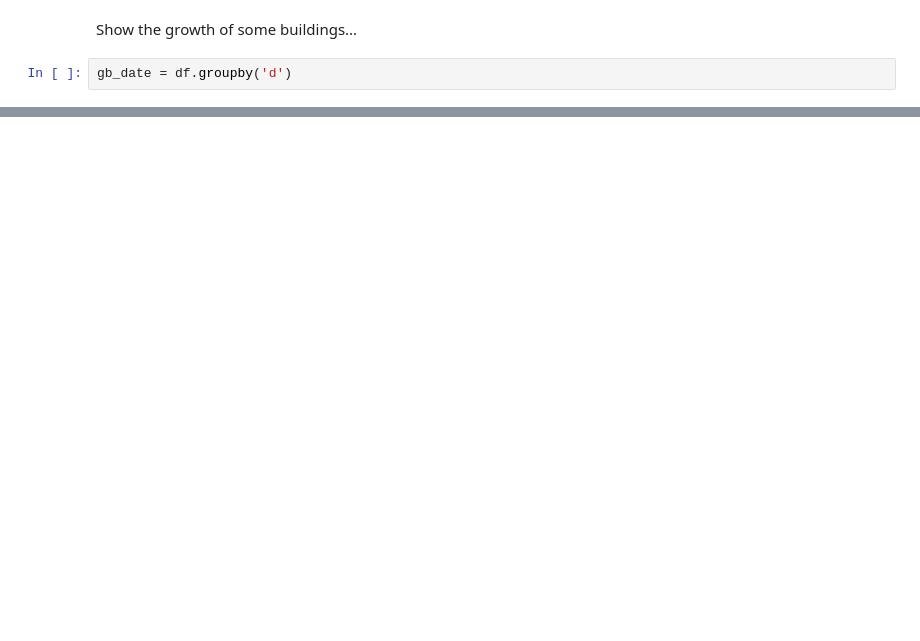
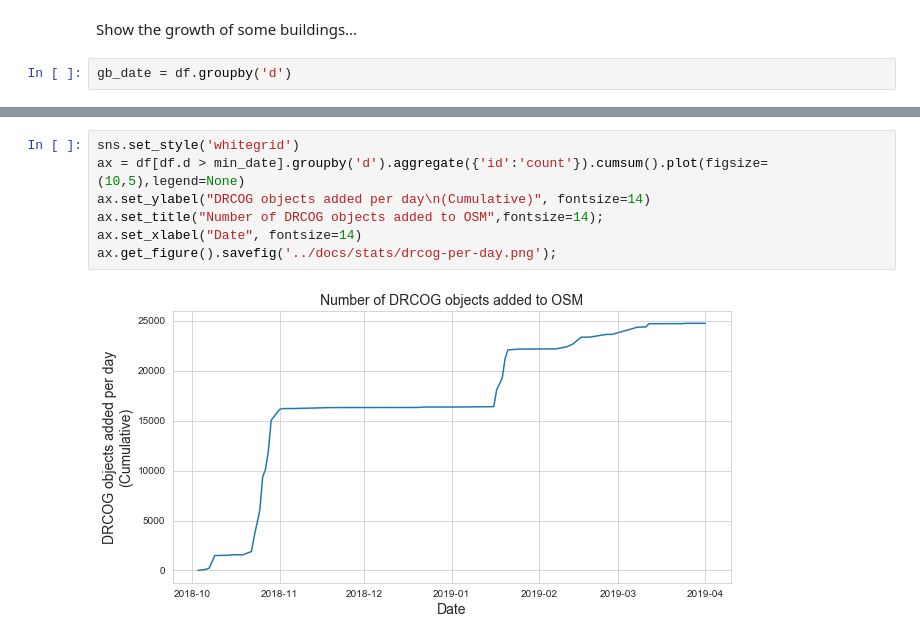
Before and after one commit to jenningsanderson/drcog, a Jupyter notebook: analysis/Building Stats form GeoJSONSeq.ipynb, the cells around one changed output, grey strips where cells are left out. Drawn from its saved outputs; the diff is of its cells as text; blank space fills up the shorter version.

```diff
--- a/analysis/Building Stats form GeoJSONSeq.ipynb
+++ b/analysis/Building Stats form GeoJSONSeq.ipynb
@@ -51,0 +69,9 @@ gb_date = df.groupby('d')
+# %%
+sns.set_style('whitegrid')
+ax = df[df.d > min_date].groupby('d').aggregate({'id':'count'}).cumsum().plot(figsize=(10,5),legend=None)
+ax.set_ylabel("DRCOG objects added per day\n(Cumulative)", fontsize=14)
+ax.set_title("Number of DRCOG objects added to OSM",fontsize=14);
+ax.set_xlabel("Date", fontsize=14)
+ax.get_figure().savefig('../docs/stats/drcog-per-day.png');
+# %% [output]
+[figure, added]
```
Also changed, not shown: parts of 31 cells of this notebook, 10 other files.
